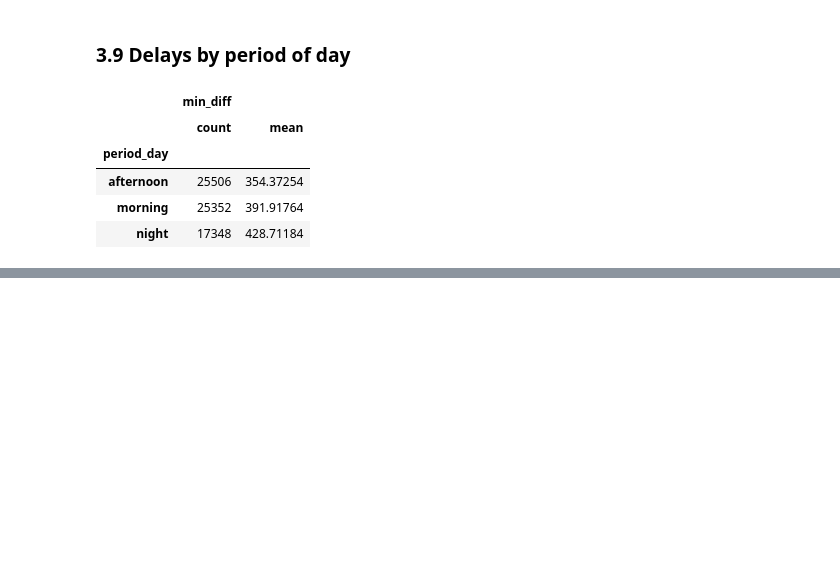
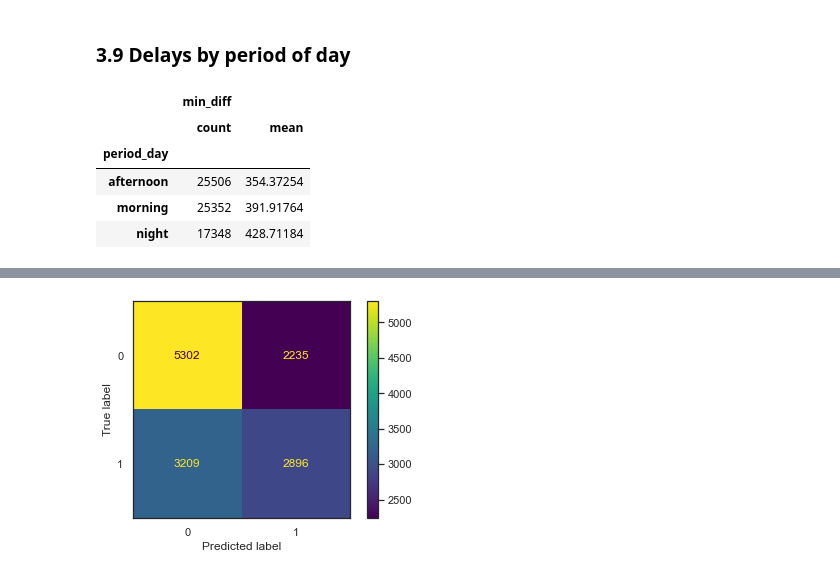
Before and after one commit to izlata/flights-scl, a Jupyter notebook: solution.ipynb, the cells around one changed output, grey strips where cells are left out. Drawn from its saved outputs; the diff is of its cells as text; code cells hidden in the pictures; blank space fills up the shorter version.

```diff
--- a/solution.ipynb
+++ b/solution.ipynb
@@ -730,0 +952,17 @@ It is good to try training a model with most of these variables and see the feat
+# %%
+categorical_transform = Pipeline([('one_hot_encode', OneHotEncoder(sparse=False))])
+
+preprocessing_flights = ColumnTransformer([('categorical', categorical_transform, cat_features)])
+
+pipeline_3 = Pipeline([('preprocessing', preprocessing_flights),
+                       ('rf_classifier', RandomForestClassifier())])
+
+# Set up the parameter grid
+param_grid = {"rf_classifier__n_estimators":[2, 5, 10],
+              "rf_classifier__max_depth":[3, 5]}
+
+# Create a Grid Search object
+grid_search = GridSearchCV(pipeline_3, param_grid, n_jobs = -1, verbose=10, refit=True)
+
+# Fit the model and tune parameters
+grid_search.fit(X_train, y_train)
@@ -730,0 +1053,8 @@ It is good to try training a model with most of these variables and see the feat
+# %%
+y_pred_3 = grid_search.predict(X_test)
+cm_3 = confusion_matrix(y_test, y_pred_3, labels=grid_search.classes_)
+disp_3 = ConfusionMatrixDisplay(confusion_matrix=cm_3, display_labels=grid_search.classes_)
+disp_3.plot()
+plt.show()
+# %% [output]
+[figure, added]
```
Also changed, not shown: parts of 41 cells of this notebook.
